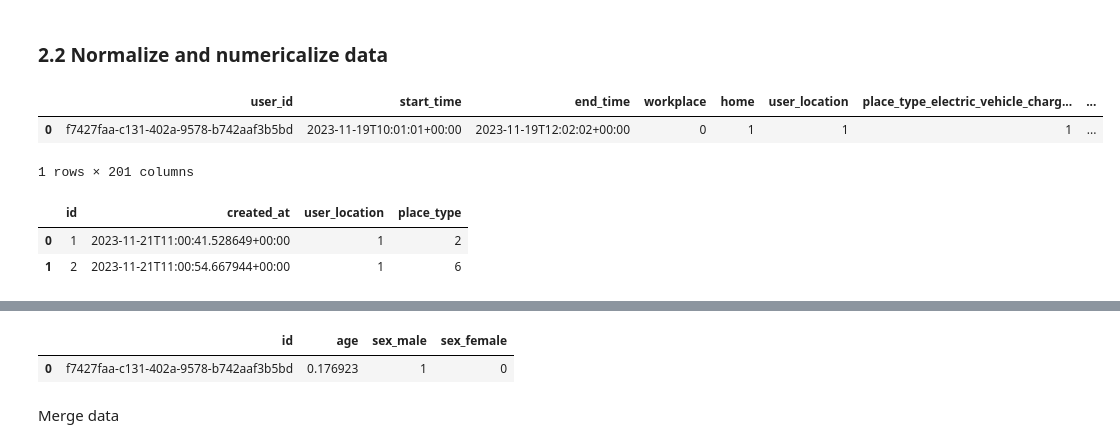
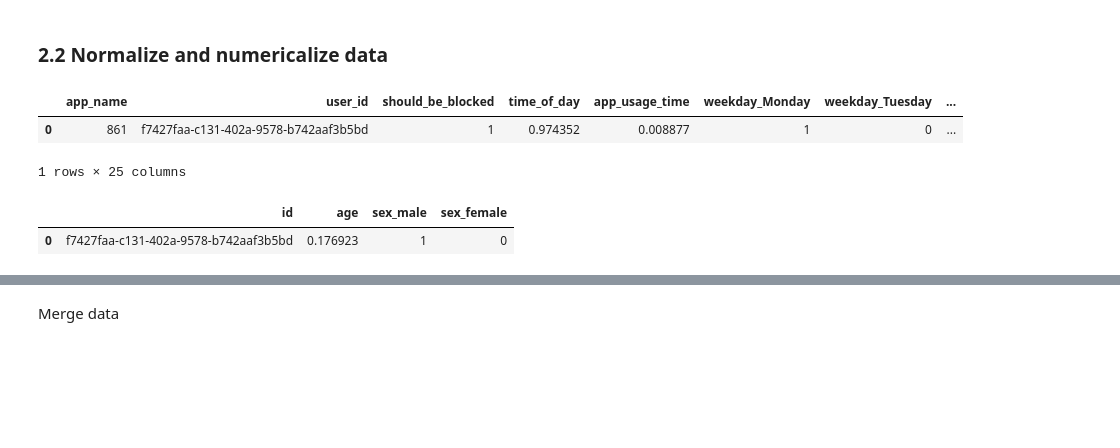
Before and after one commit to Time-Jar/machine-learning-model, a Jupyter notebook: model.ipynb, the cells around one changed output, grey strips where cells are left out. Drawn from its saved outputs; the diff is of its cells as text; code cells hidden in the pictures; blank space fills up the shorter version.

```diff
--- a/model.ipynb
+++ b/model.ipynb
@@ -41,15 +37,13 @@ users_data = supabase.table("users").select("*").execute().data
 df__acceptance = pd.DataFrame(_acceptance_data)
 df__actions = pd.DataFrame(_actions_data)
 df__app_names = pd.DataFrame(_app_names_data)
-df__place_types = pd.DataFrame(_place_types)
-df__rel_user_location_place_types = pd.DataFrame(_rel_user_location_place_types_data)
+df__location = pd.DataFrame(_location_data)
 df__sex = pd.DataFrame(_sex)
+df__weekdays = pd.DataFrame(_weekdays)
 
 df_user_app_usage = pd.DataFrame(user_app_usage_data)
-df_user_behavior = pd.DataFrame(user_behavior_data)
-df_user_location = pd.DataFrame(user_location_data)
 df_users = pd.DataFrame(users_data)
 
 # Verify the structure of the dataframes
-df_user_location.head()
+df_user_app_usage.head()
 # %% [output]
@@ -57,0 +56,12 @@ df_user_location.head()
+# %%
+def remove_none_rows(df, column_name):
+    """
+    Removes rows from a DataFrame where the specified column has 'None' or 'NaN'.
+    """
+    return df.dropna(subset=[column_name])
+
+df_user_app_usage = remove_none_rows(df_user_app_usage, 'app_usage_time')
+
+# Verify the structure of the dataframes
+display(df_user_app_usage.head())
+display(df_user_app_usage_normalized.dtypes)
@@ -239,60 +180,37 @@ def one_hot_encoding_many_to_many(df_main: pd.DataFrame, df_linking: pd.DataFram
 # %%
 # Apply
 
-## df_user_app_usage
+# df_user_app_usage
 df_user_app_usage_normalized = df_user_app_usage.drop(columns=['id', 'created_at'])
+df_user_app_usage_normalized = one_hot_encoding(df_user_app_usage_normalized, df__weekdays, 'weekday', 'id', 'weekday')
+df_user_app_usage_normalized = normalize_time(df_user_app_usage_normalized, 'time_of_day')
+df_user_app_usage_normalized = normalize_numerical_data(df_user_app_usage_normalized, 'app_usage_time', fixed_max=86400) # 24h max
+df_user_app_usage_normalized = hash_encode(df_user_app_usage_normalized, 'app_name', 1000) # hash-encoding upto 1000 apps
+df_user_app_usage_normalized = one_hot_encoding(df_user_app_usage_normalized, df__acceptance, 'acceptance', 'id', 'acceptance')
+df_user_app_usage_normalized = one_hot_encoding(df_user_app_usage_normalized, df__actions, 'action', 'id', 'action')
+df_user_app_usage_normalized = one_hot_encoding(df_user_app_usage_normalized, df__location, 'location', 'id', 'location')
 df_user_app_usage_normalized = convert_boolean_to_numeric(df_user_app_usage_normalized, 'should_be_blocked')
-df_user_app_usage_normalized = calculate_duration_and_drop_end_time(df_user_app_usage_normalized)
-df_user_app_usage_normalized = normalize_numerical_data(df_user_app_usage_normalized, 'duration', fixed_max=86400) # 24h max
-df_user_app_usage_normalized = normalize_datetimez_data(df_user_app_usage_normalized, 'start_time', fixed_min=datetime(2023, 11, 15), fixed_max=datetime.now()) # 24h max
-### app_name and acceptance will be embeded
-
-## df_user_behavior
-df_user_behavior_normalized = df_user_behavior.drop(columns=['id', 'created_at', 'start_time', 'end_time'])
-### action will be embeded
-
-## df_user_location
-df_user_location_normalized = df_user_location.drop(columns=['created_at'])
-df_user_location_normalized = convert_boolean_to_numeric(df_user_location_normalized, 'workplace')
-df_user_location_normalized = convert_boolean_to_numeric(df_user_location_normalized, 'home')
-df_user_location_normalized = one_hot_encoding_many_to_many(df_user_location_normalized,
-                                                       df__rel_user_location_place_types,
-                                                       df__place_types,
-                                                       'id', 'user_location', 'place_type',
-                                                       'id', 'place_type')
-df_user_location_normalized = df_user_location_normalized.drop(columns=['id'])
 
 # df_users
 df_users_normalized = convert_string_to_date(df_users, 'date_of_birth')
 df_users_normalized = df_users_normalized.drop(columns=['date_of_birth', 'first_name', 'last_name'])
 df_users_normalized = normalize_numerical_data(df_users_normalized, 'age', fixed_max=130) # max-age fixed to 130 years
 df_users_normalized = one_hot_encoding(df_users_normalized, df__sex, 'sex', 'id', 'sex')
 
 
 # num_acceptance_categories = df__acceptance['id'].nunique()
 
 # display(num_acceptance_categories)
 
 # Check the results
-# display(df_user_app_usage_normalized.head())
+display(df_user_app_usage_normalized.head())
 # display(df_user_app_usage_normalized.dtypes)
 
-# display(df__acceptance.head())
-# display(df__acceptance.dtypes)
-
-# display(df_user_behavior_normalized)
-
-# display(df_user_location_normalized)
-# display(df__rel_user_location_place_types)
-# display(df__place_types.head())
-
-
-# display(df_users_normalized)
-# display(df__sex)
+display(df_users_normalized.head())
+# display(df_users_normalized.dtypes)
 # %% [output]
-|  | user_id | start_time | end_time | workplace | home | user_location | place_type_electric_vehicle_charg... | ... |
-| 0 | f7427faa-c131-402a-9578-b742aaf3b5bd | 2023-11-19T10:01:01+00:00 | 2023-11-19T12:02:02+00:00 | 0 | 1 | 1 | 1 | ... |
+|  | app_name | user_id | should_be_blocked | time_of_day | app_usage_time | weekday_Monday | weekday_Tuesday | ... |
+| 0 | 861 | f7427faa-c131-402a-9578-b742aaf3b5bd | 1 | 0.974352 | 0.008877 | 1 | 0 | ... |
-1 rows × 201 columns
+1 rows × 25 columns
-|  | id | created_at | user_location | place_type |
-| 0 | 1 | 2023-11-21T11:00:41.528649+00:00 | 1 | 2 |
-| 1 | 2 | 2023-11-21T11:00:54.667944+00:00 | 1 | 6 |
+|  | id | age | sex_male | sex_female |
+| 0 | f7427faa-c131-402a-9578-b742aaf3b5bd | 0.176923 | 1 | 0 |
@@ -305,4 +217,2 @@ df_users_normalized = one_hot_encoding(df_users_normalized, df__sex, 'sex', 'id'
-|  | id | age | sex_male | sex_female |
-| 0 | f7427faa-c131-402a-9578-b742aaf3b5bd | 0.176923 | 1 | 0 |
 # %% [markdown]
 Merge data
```
Also changed, not shown: parts of 13 cells of this notebook, 4 other files.
